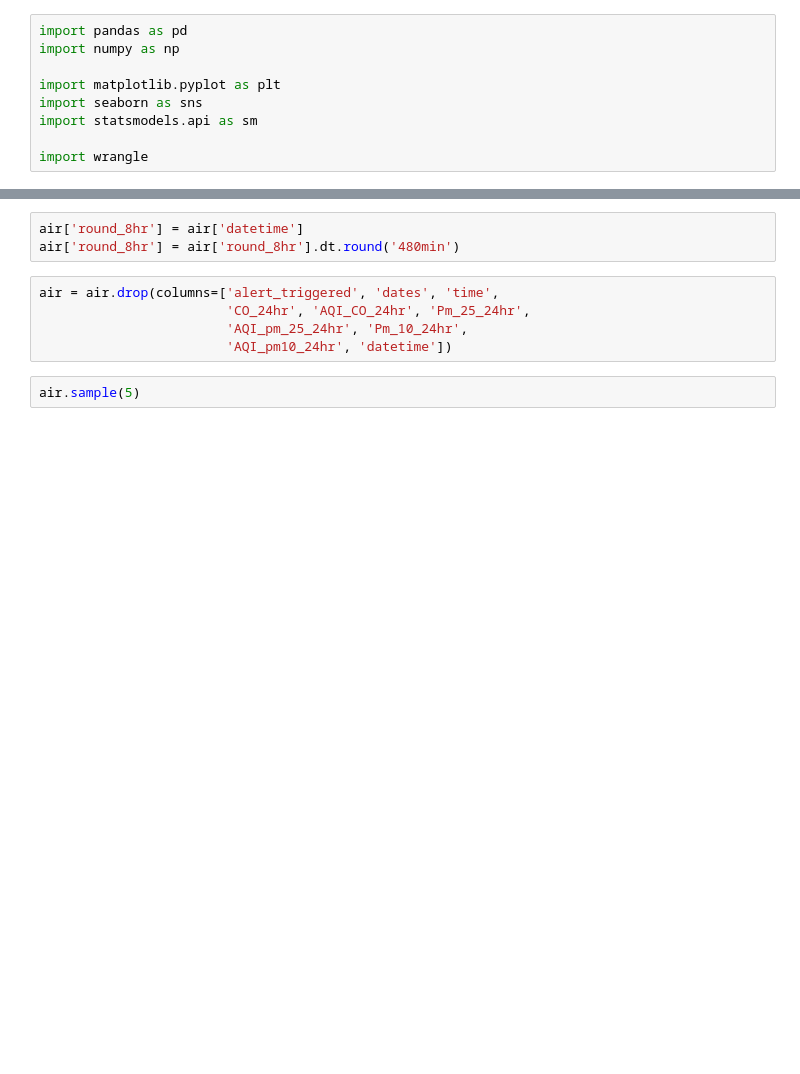
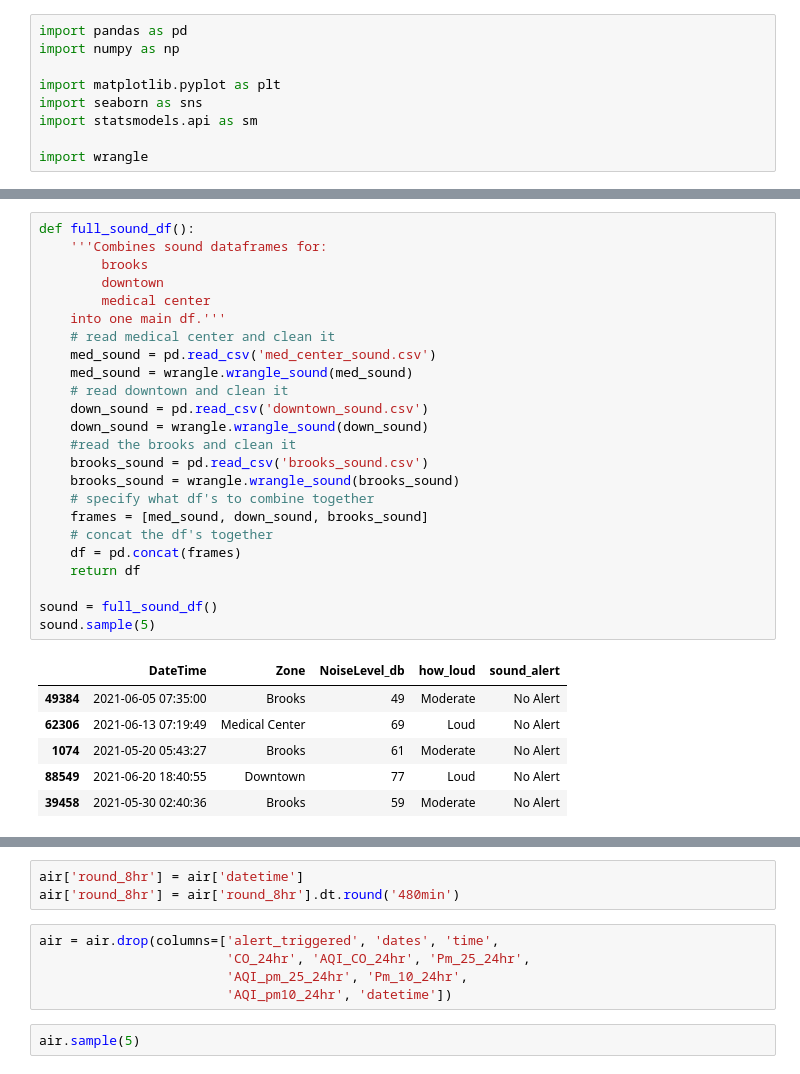
Before and after one commit to slc-data/2021-datathon, a Jupyter notebook: workbooks/caitlyn/air_rounding.ipynb, the cells around one changed output, grey strips where cells are left out. Drawn from its saved outputs; the diff is of its cells as text; blank space fills up the shorter version.

```diff
--- a/workbooks/caitlyn/air_rounding.ipynb
+++ b/workbooks/caitlyn/air_rounding.ipynb
@@ -16,0 +73,31 @@ air.head(1)
+# %%
+def full_sound_df():
+    '''Combines sound dataframes for:
+        brooks
+        downtown
+        medical center
+    into one main df.'''
+    # read medical center and clean it
+    med_sound = pd.read_csv('med_center_sound.csv')
+    med_sound = wrangle.wrangle_sound(med_sound)
+    # read downtown and clean it
+    down_sound = pd.read_csv('downtown_sound.csv')
+    down_sound = wrangle.wrangle_sound(down_sound)
+    #read the brooks and clean it
+    brooks_sound = pd.read_csv('brooks_sound.csv')
+    brooks_sound = wrangle.wrangle_sound(brooks_sound)
+    # specify what df's to combine together
+    frames = [med_sound, down_sound, brooks_sound]
+    # concat the df's together
+    df = pd.concat(frames)
+    return df
+
+sound = full_sound_df()
+sound.sample(5)
+# %% [output]
+|  | DateTime | Zone | NoiseLevel_db | how_loud | sound_alert |
+| 49384 | 2021-06-05 07:35:00 | Brooks | 49 | Moderate | No Alert |
+| 62306 | 2021-06-13 07:19:49 | Medical Center | 69 | Loud | No Alert |
+| 1074 | 2021-05-20 05:43:27 | Brooks | 61 | Moderate | No Alert |
+| 88549 | 2021-06-20 18:40:55 | Downtown | 77 | Loud | No Alert |
+| 39458 | 2021-05-30 02:40:36 | Brooks | 59 | Moderate | No Alert |
```
Also changed, not shown: parts of 15 cells of this notebook.
